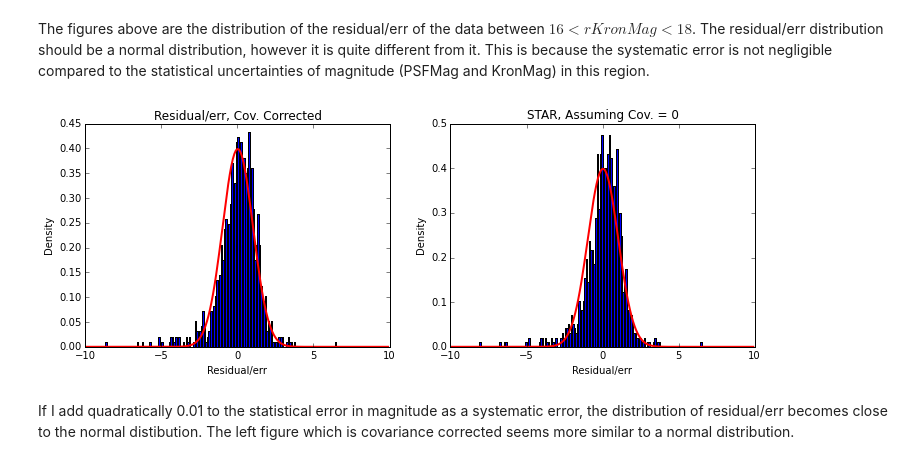
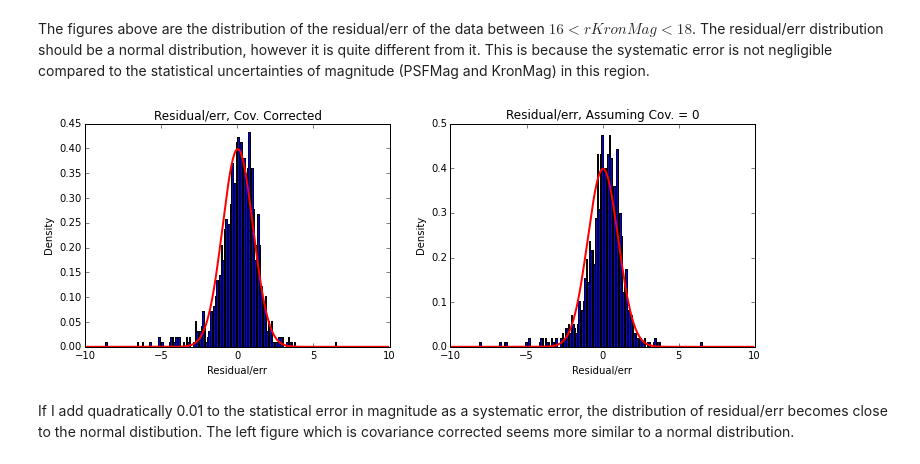
Before and after one commit to yutarotachibana/PS1_Star_Galaxy_Separation, a Jupyter notebook: Cov_in_psfKronRasio_vs_KronMag.ipynb, the cells around one changed output. Saved outputs shown, nothing was run; the diff lists cells and outputs as text; code cells hidden in the pictures.

```diff
--- a/Cov_in_psfKronRasio_vs_KronMag.ipynb
+++ b/Cov_in_psfKronRasio_vs_KronMag.ipynb
@@ -203,31 +203,31 @@ This is because the systematic error is not negligible compared to the statistic
 # %%
 sys_err = 0.01
 
 bins = np.arange(-10, 10, 0.1)
 plt.figure(figsize=(12,4))
 plt.subplot(1,2,1)
 err0 = np.sqrt(PS_mag0.mean_psfKronDifferr[star&br_mask&rdet_mask]**2 + sys_err**2)
 plt.hist(np.array((PS_mag0.mean_psfKronDiff[star&br_mask&rdet_mask] - weight_mean0)/err0), normed=True,
          bins=bins)
 plt.plot(bins, 1/(np.sqrt(2 * np.pi)) *
          np.exp( - (bins - weight_mean0)**2 / (2) ),
          linewidth=2, color='r')
 plt.title('Residual/err, Cov. Corrected')
 plt.ylabel('Density'); plt.xlabel('Residual/err')
 
 plt.subplot(1,2,2)
 err1 = np.sqrt(PS_mag1.mean_psfKronDifferr[star&br_mask&rdet_mask]**2 + sys_err**2)
 plt.hist(np.array((PS_mag1.mean_psfKronDiff[star&br_mask&rdet_mask] - weight_mean1)/err1), normed=True,
          bins=bins)
 plt.plot(bins, 1/(np.sqrt(2 * np.pi)) *
          np.exp( - (bins - weight_mean1)**2 / (2) ),
          linewidth=2, color='r')
-plt.title('STAR, Assuming Cov. = 0')
+plt.title('Residual/err, Assuming Cov. = 0')
 plt.ylabel('Density'); plt.xlabel('Residual/err')
 plt.show()
 plt.show()
 # %% [output]
-[figure, old version]
+[figure, new version]
 # %% [markdown]
 If I add quadratically 0.01 to the statistical error in magnitude as a systematic error, the distribution of residual/err becomes close to the normal distibution.
 The left figure which is covariance corrected seems more similar to a normal distribution.
```
Also changed, not shown: parts of 2 cells of this notebook.
